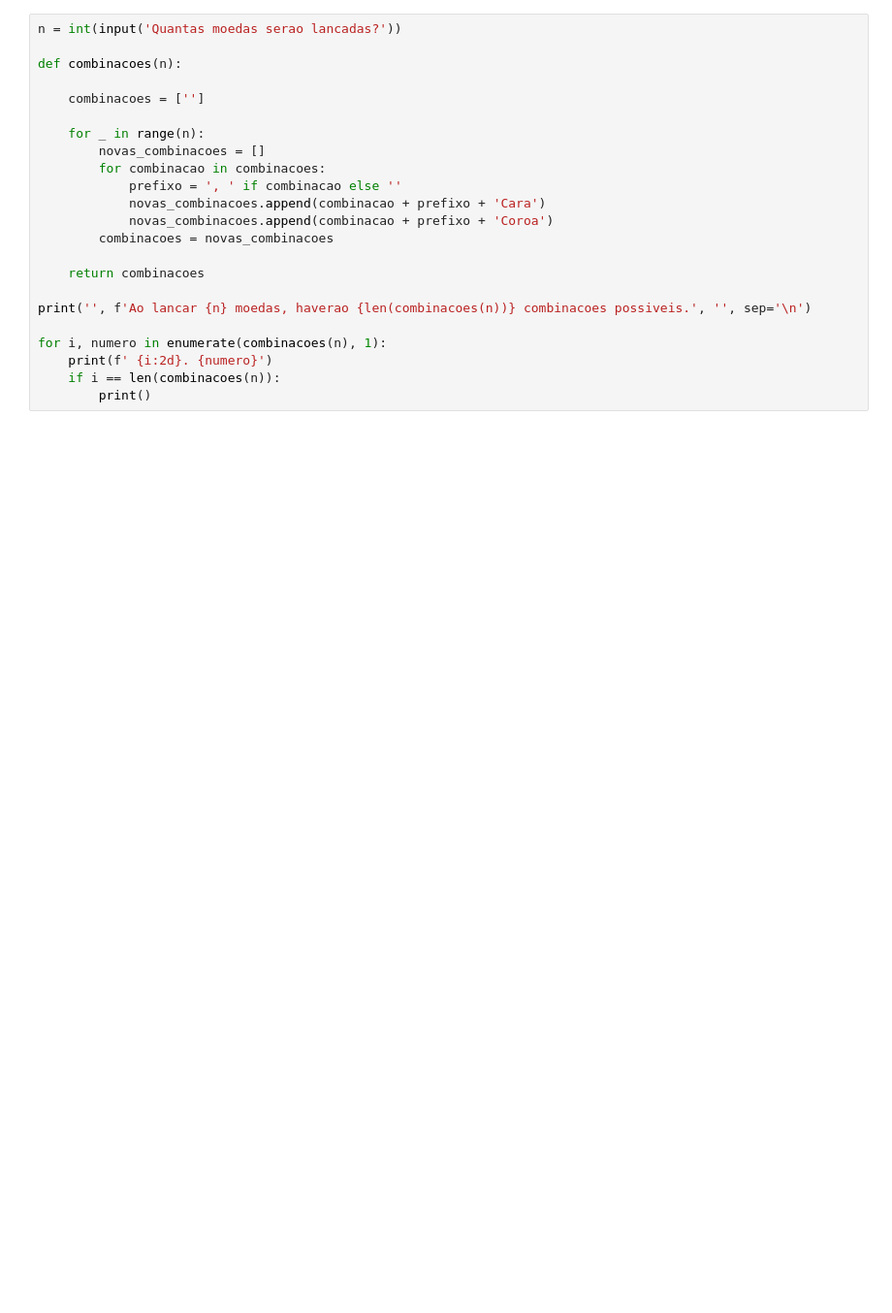
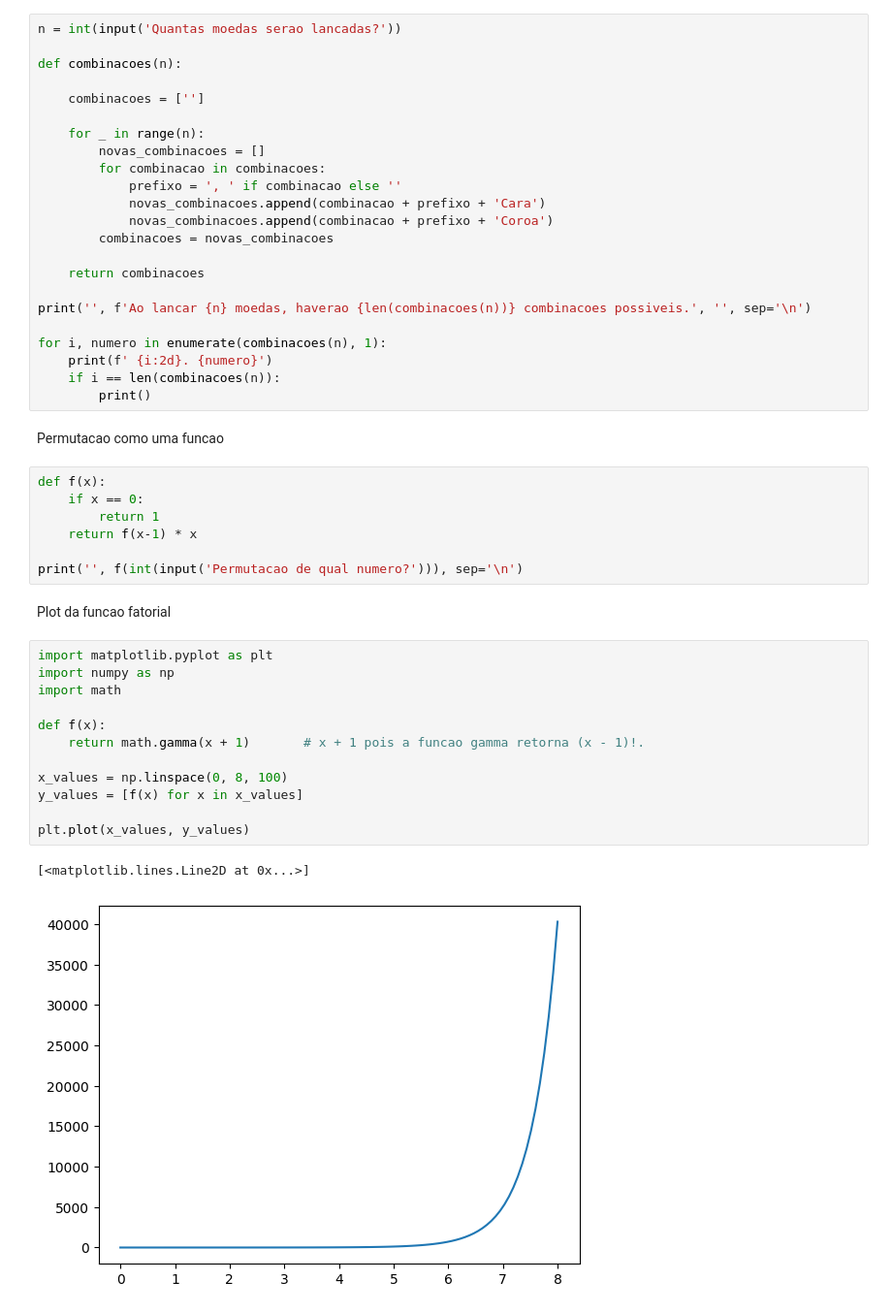
Before and after one commit to luckjb2605/Aulas-share, a Jupyter notebook: jupyter/mat/analise_combinatoria.ipynb, the cells around one changed output. Shown: that part at 97% size. Drawn from its saved outputs; the diff is of its cells as text; blank space fills up the shorter version.

```diff
--- a/jupyter/mat/analise_combinatoria.ipynb
+++ b/jupyter/mat/analise_combinatoria.ipynb
@@ -159,3 +159,29 @@ for i, numero in enumerate(combinacoes(n), 1):
     print(f' {i:2d}. {numero}')
     if i == len(combinacoes(n)):
         print()
+# %% [markdown]
+Permutacao como uma funcao
+# %%
+def f(x):
+    if x == 0:
+        return 1
+    return f(x-1) * x
+
+print('', f(int(input('Permutacao de qual numero?'))), sep='\n')
+# %% [markdown]
+Plot da funcao fatorial
+# %%
+import matplotlib.pyplot as plt
+import numpy as np
+import math
+
+def f(x):
+    return math.gamma(x + 1)       # x + 1 pois a funcao gamma retorna (x - 1)!.
+
+x_values = np.linspace(0, 8, 100)
+y_values = [f(x) for x in x_values]
+
+plt.plot(x_values, y_values)
+# %% [output]
+[<matplotlib.lines.Line2D at 0x...>]
+[figure, added]
```
Also changed, not shown: parts of 1 cell of this notebook, 14 other files.
